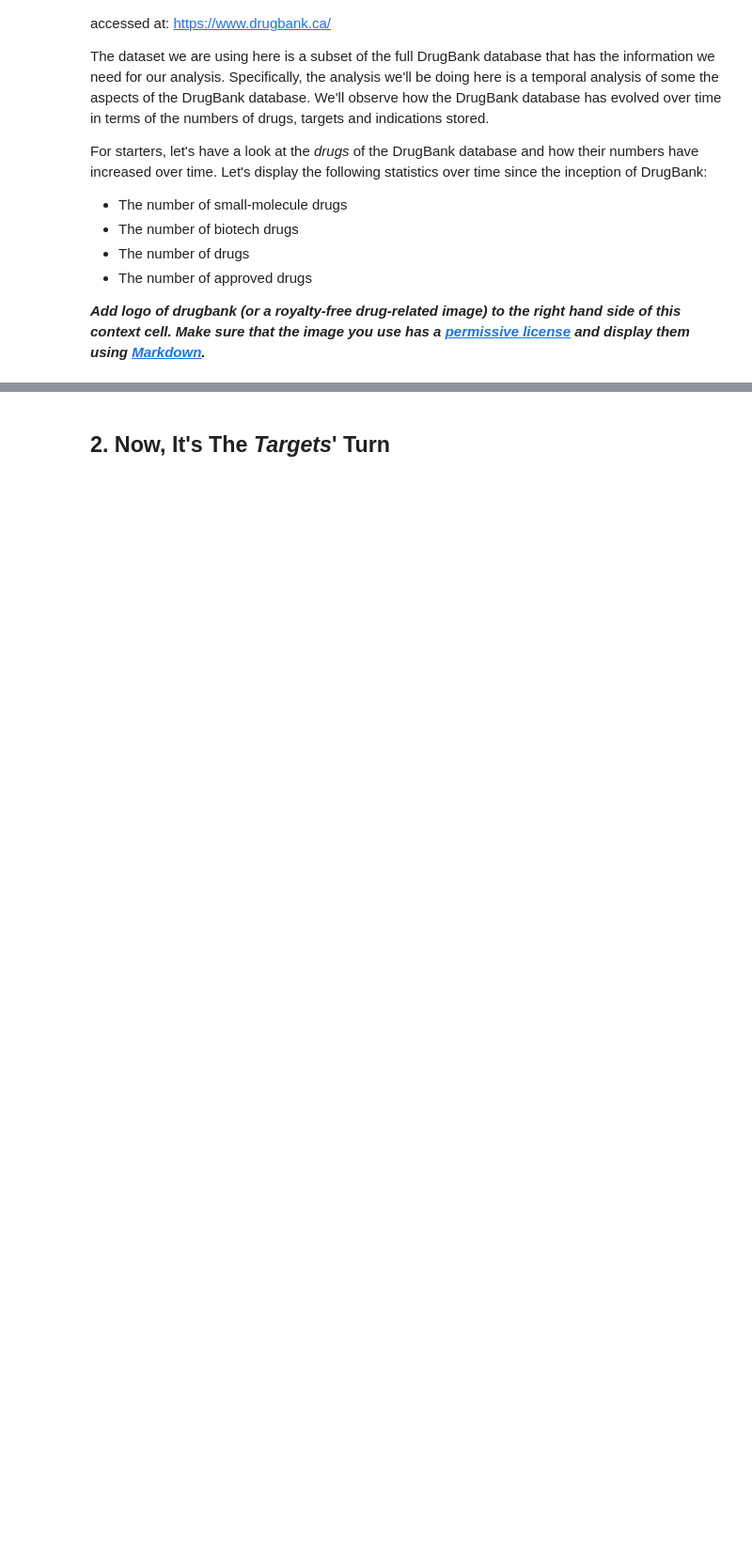
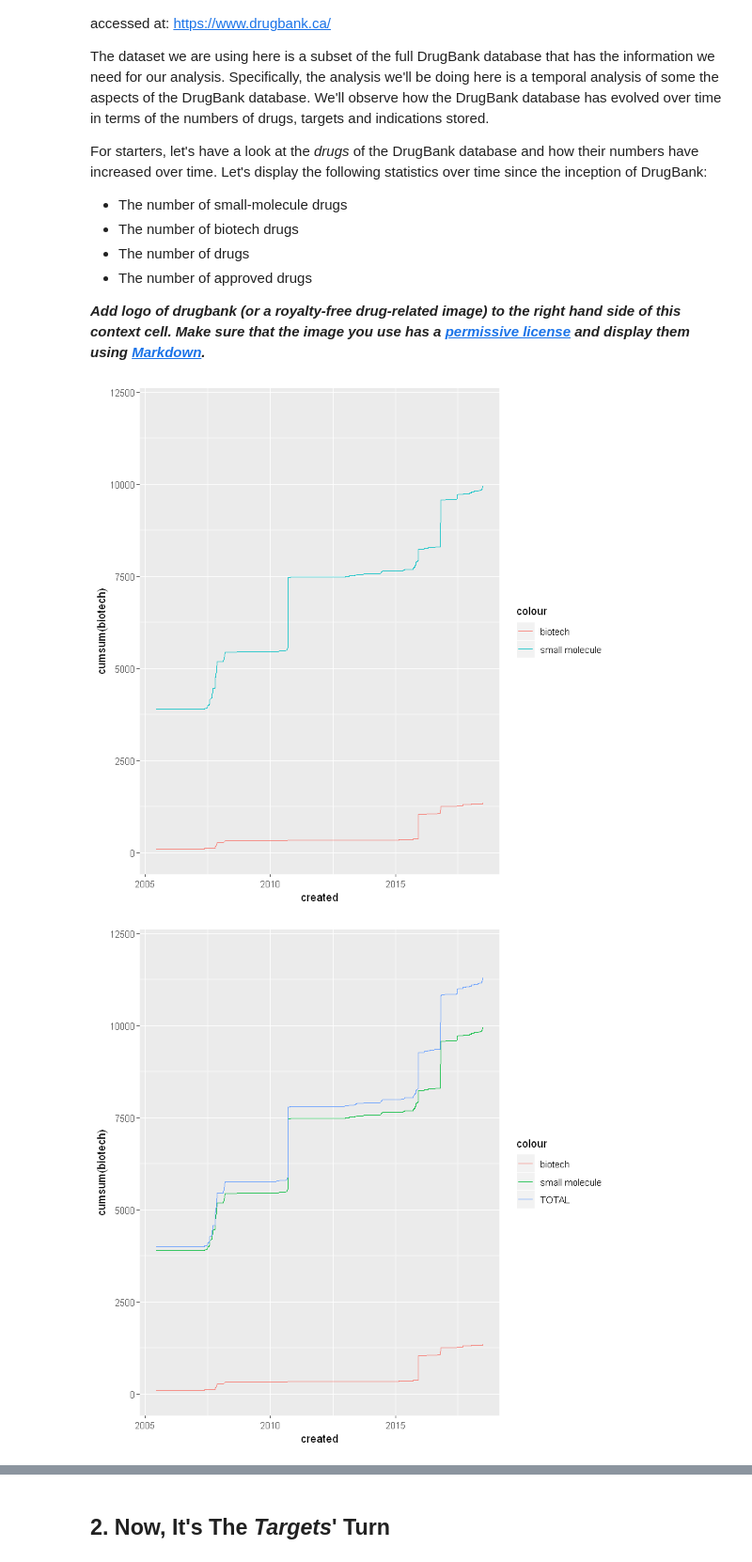
Before and after one commit to Dainanahan/Datacamp-Assignments, a Jupyter notebook: datacamp_project_drugbank_temporal_analysis.ipynb, the cells around one changed output, grey strips where cells are left out. Shown at 94% size. Saved outputs shown, nothing was run; the diff lists cells and outputs as text; code cells hidden in the pictures; blank space fills up the shorter version.

```diff
--- a/datacamp_project_drugbank_temporal_analysis.ipynb
+++ b/datacamp_project_drugbank_temporal_analysis.ipynb
@@ -114,3 +114,75 @@ For starters, let's have a look at the *drugs* of the DrugBank database and how
 # was established. This is why, with the current data in the repo, we couldn't
 # display the visualization in Fig 1 of the paper: [2007] Drug-Target Network
 # ************
+# %%
+## suppresses any messages
+suppressMessages({
+
+    ## load necessary packages
+    require(tidyverse)
+    require(lubridate)
+
+    ## load data
+    drugs  <- read_csv("drugs.csv")     ## drugs
+    groups <- read_csv("groups.csv")    ## drug groupings
+
+})
+
+
+# ## original code ---------------------
+# ## types distribution
+# drugs %>%
+# ggplot(aes(x = factor(year(created)), fill = type)) +
+# geom_bar() +
+# labs(title = "Biotech vs. Small Molecule",
+#      x = "Year",
+#      y = "Number of Drugs",
+#      fill = "Drug Types")
+#
+# # types increase
+# drugs %>%
+#     select(created, type) %>%
+#     group_by(type, year(created)) %>%
+#     summarize(n = n()) %>%
+#     #mutate(count = cumsum(n)) %>%
+#     ggplot(aes(x = `year(created)` , y = cumsum(n), col = type)) +
+#     geom_line() +
+#     #geom_bar(stat = 'identity') +
+#     labs(title = "Biotech and Small Molecule Drugs over Time",
+#          x = "Year",
+#          y = "Number of Drugs",
+#          fill = "Drug Types")
+# ## -----------------------------------
+
+
+drugs_types <- drugs %>% select(primary_key,created,type)
+
+drugs_types %>%
+group_by(created,type) %>%
+summarise(count = n()) %>%
+spread(type,count) %>%
+mutate(biotech = replace_na(biotech,0), `small molecule` = replace_na(`small molecule`,0)) %>%
+ggplot(aes(x = created)) +
+geom_line(aes(y = cumsum(biotech), col = 'biotech')) +
+geom_line(aes(y = cumsum(`small molecule`), col = 'small molecule')) +
+scale_y_continuous(limits = c(0,12000))
+
+drugs_types %>%
+group_by(created,type) %>%
+summarise(count = n()) %>%
+spread(type,count) %>%
+mutate(biotech = replace_na(biotech,0), `small molecule` = replace_na(`small molecule`,0)) %>%
+mutate(total = (biotech + `small molecule`)) %>%
+ggplot(aes(x = created)) +
+geom_line(aes(y = cumsum(biotech), col = 'biotech')) +
+geom_line(aes(y = cumsum(`small molecule`), col = 'small molecule')) +
+geom_line(aes(y = cumsum(total), col = 'TOTAL')) +
+scale_y_continuous(limits = c(0,12000))
+
+## Note for later
+## It just so happens that the records were already sorted by date. We should add
+## code that has tolerance to data that does not have such conveniently ordered data.
+## (unordered data would lead to do to non-sensical cumulative sums from the cumsums() function)
+# %% [output]
+[figure, added]
+[figure, added]
```
Also changed, not shown: parts of 3 cells of this notebook, 1 other file.
